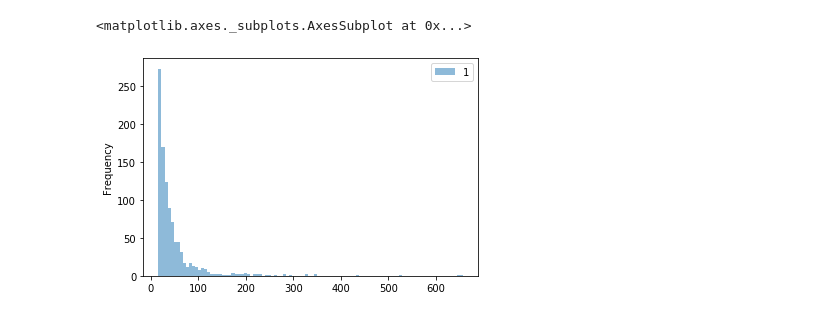
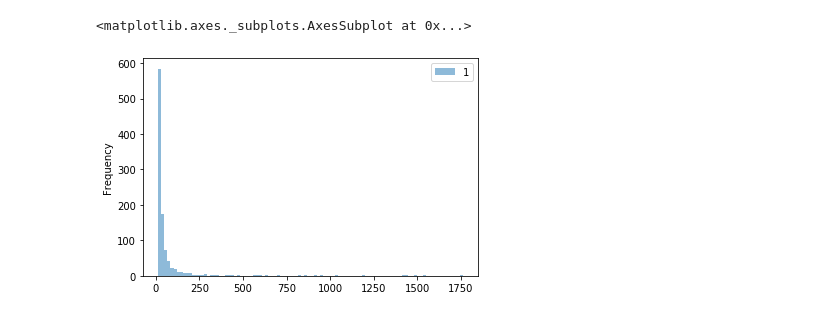
Before and after one commit to anilkumarravuru/EmotionAnalysis, a Jupyter notebook: Topic_Modelling.ipynb, the cells around one changed output. Drawn from its saved outputs; the diff is of its cells as text; code cells hidden in the pictures.

```diff
--- a/Topic_Modelling.ipynb
+++ b/Topic_Modelling.ipynb
@@ -64,9 +62,9 @@ Text(0, 0.5, 'Frequency')
 [figure]
 # %%
-words = Counter(" ".join(df[df['top_reaction']=='fb_wow']["token_words"]).split()).most_common(1000)
+words = Counter(" ".join(df[df['top_reaction']=='fb_wow']["name"]).split()).most_common(1000)
 words_df = pd.DataFrame(words)
 words_df
 words_df.plot.hist(bins=100, alpha=0.5)
 # %% [output]
 <matplotlib.axes._subplots.AxesSubplot at 0x...>
-[figure, old version]
+[figure, new version]
```
Also changed, not shown: parts of 17 cells of this notebook, 4 other files.
